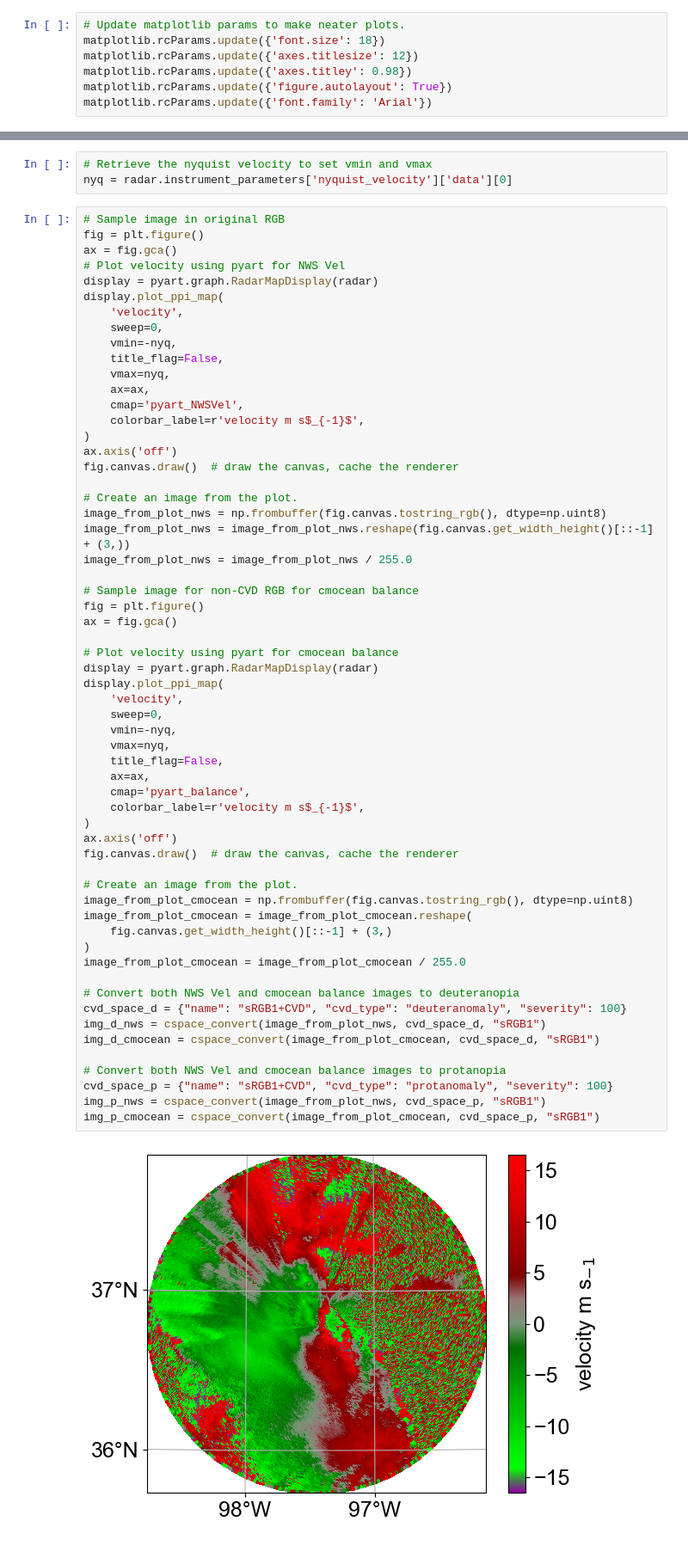
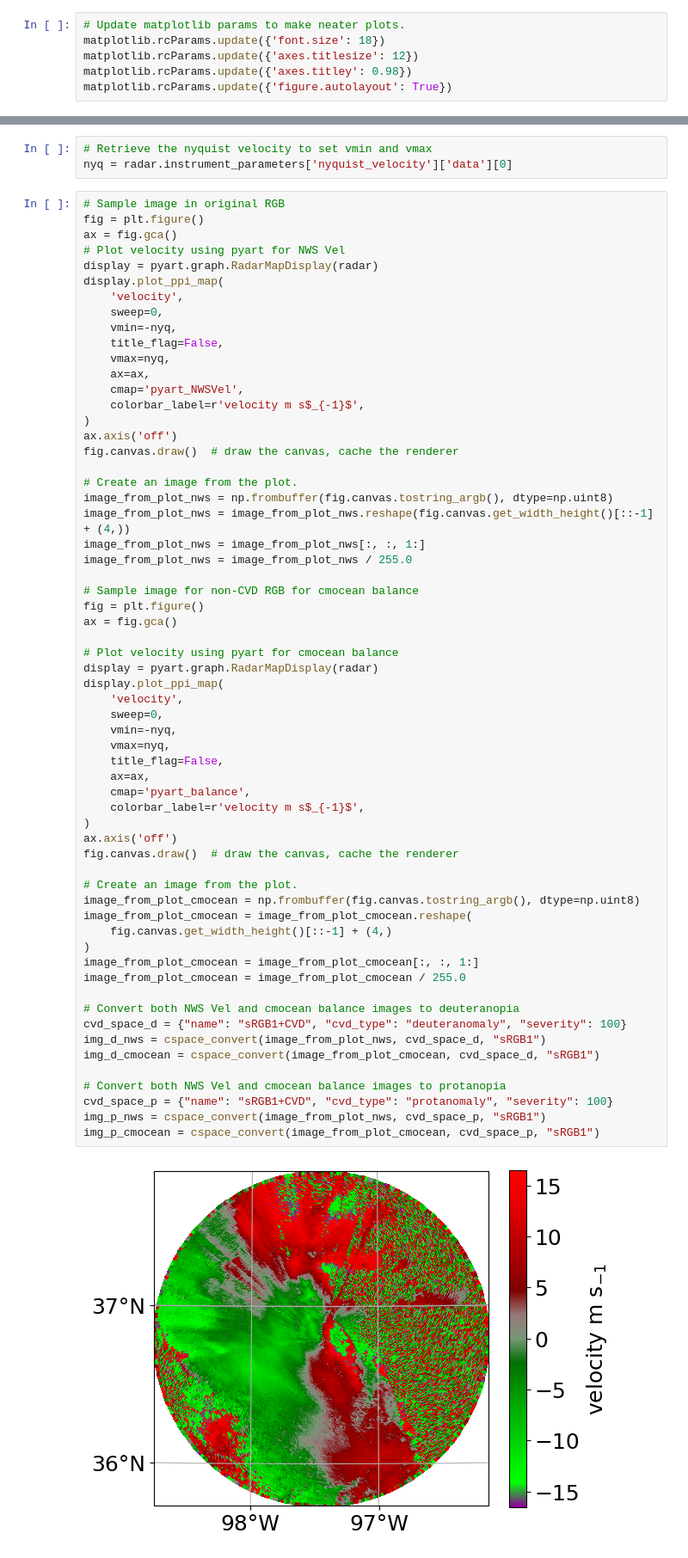
Before and after one commit to openradar/cmweather, a Jupyter notebook: docs/source/blog_posts/2024/2024_colormaps_cvd_lens.ipynb, the cells around one changed output, grey strips where cells are left out. Shown at 86% size. Drawn from its saved outputs; the diff is of its cells as text.

```diff
--- a/docs/source/blog_posts/2024/2024_colormaps_cvd_lens.ipynb
+++ b/docs/source/blog_posts/2024/2024_colormaps_cvd_lens.ipynb
@@ -29,7 +29,6 @@ matplotlib.rcParams.update({'font.size': 18})
 matplotlib.rcParams.update({'axes.titlesize': 12})
 matplotlib.rcParams.update({'axes.titley': 0.98})
 matplotlib.rcParams.update({'figure.autolayout': True})
-matplotlib.rcParams.update({'font.family': 'Arial'})
 # %% [markdown]
 # C-band radar equivalent reflectivity factor
 This provides a test on both the NWS Ref colormap as well as the ChaseSpectral colormap to showcase how each perform for those with non-CVD and CVD (deuteranopia and protanopia) for equivalent reflectivity factor.
@@ -154,8 +155,9 @@ ax.axis('off')
 fig.canvas.draw()  # draw the canvas, cache the renderer
 
 # Create an image from the plot.
-image_from_plot_nws = np.frombuffer(fig.canvas.tostring_rgb(), dtype=np.uint8)
-image_from_plot_nws = image_from_plot_nws.reshape(fig.canvas.get_width_height()[::-1] + (3,))
+image_from_plot_nws = np.frombuffer(fig.canvas.tostring_argb(), dtype=np.uint8)
+image_from_plot_nws = image_from_plot_nws.reshape(fig.canvas.get_width_height()[::-1] + (4,))
+image_from_plot_nws = image_from_plot_nws[:, :, 1:]
 image_from_plot_nws = image_from_plot_nws / 255.0
 
 # Sample image for non-CVD RGB for cmocean balance
@@ -165,33 +167,34 @@ ax = fig.gca()
 # Plot velocity using pyart for cmocean balance
 display = pyart.graph.RadarMapDisplay(radar)
 display.plot_ppi_map(
     'velocity',
     sweep=0,
     vmin=-nyq,
     vmax=nyq,
     title_flag=False,
     ax=ax,
     cmap='pyart_balance',
     colorbar_label=r'velocity m s$_{-1}$',
 )
 ax.axis('off')
 fig.canvas.draw()  # draw the canvas, cache the renderer
 
 # Create an image from the plot.
-image_from_plot_cmocean = np.frombuffer(fig.canvas.tostring_rgb(), dtype=np.uint8)
+image_from_plot_cmocean = np.frombuffer(fig.canvas.tostring_argb(), dtype=np.uint8)
 image_from_plot_cmocean = image_from_plot_cmocean.reshape(
-    fig.canvas.get_width_height()[::-1] + (3,)
+    fig.canvas.get_width_height()[::-1] + (4,)
 )
+image_from_plot_cmocean = image_from_plot_cmocean[:, :, 1:]
 image_from_plot_cmocean = image_from_plot_cmocean / 255.0
 
 # Convert both NWS Vel and cmocean balance images to deuteranopia
 cvd_space_d = {"name": "sRGB1+CVD", "cvd_type": "deuteranomaly", "severity": 100}
 img_d_nws = cspace_convert(image_from_plot_nws, cvd_space_d, "sRGB1")
 img_d_cmocean = cspace_convert(image_from_plot_cmocean, cvd_space_d, "sRGB1")
 
 # Convert both NWS Vel and cmocean balance images to protanopia
 cvd_space_p = {"name": "sRGB1+CVD", "cvd_type": "protanomaly", "severity": 100}
 img_p_nws = cspace_convert(image_from_plot_nws, cvd_space_p, "sRGB1")
 img_p_cmocean = cspace_convert(image_from_plot_cmocean, cvd_space_p, "sRGB1")
 # %% [output]
-[figure, old version]
+[figure, new version]
```
Also changed, not shown: parts of 4 cells of this notebook.
